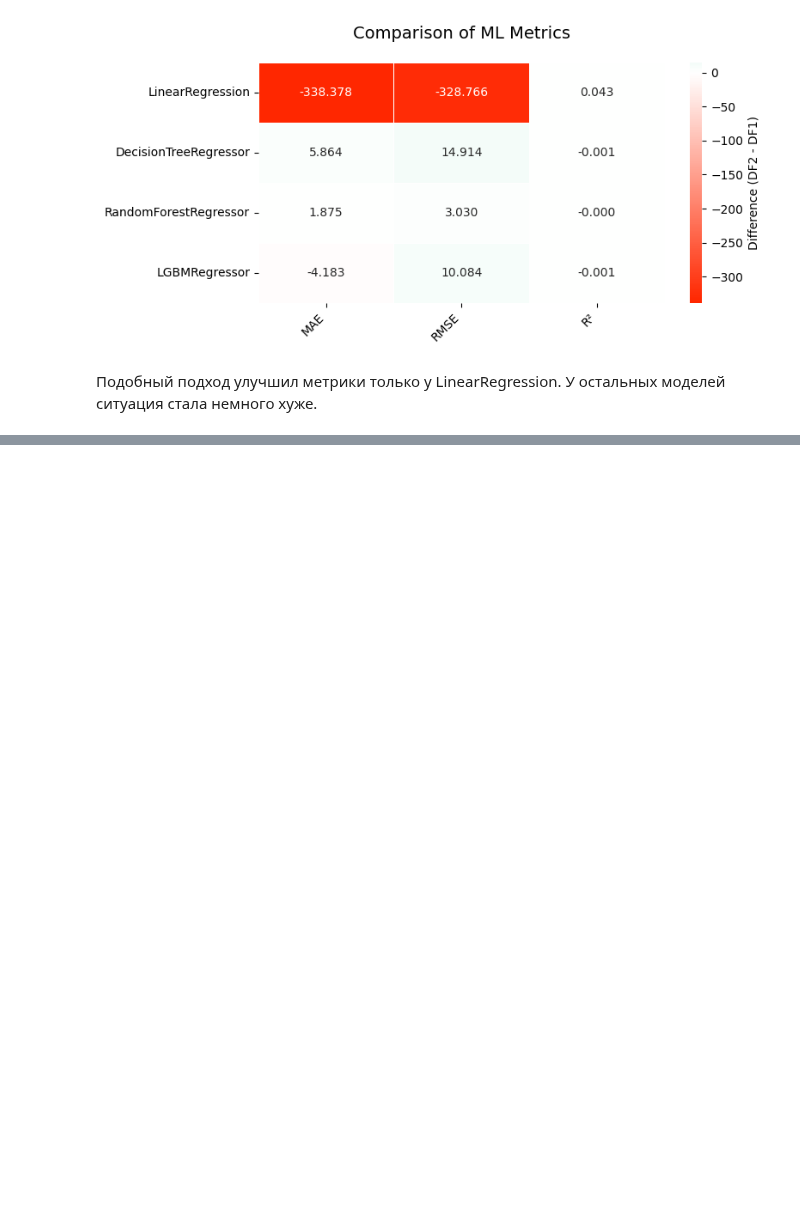
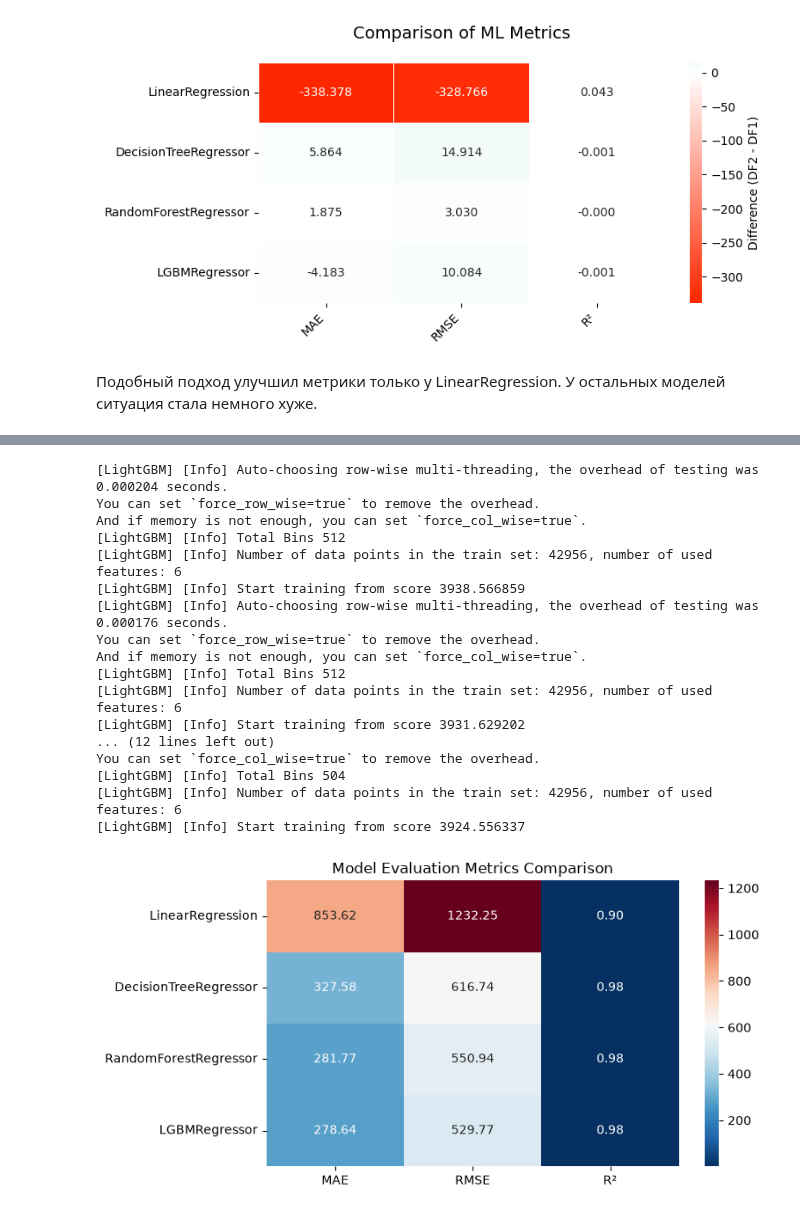
Before and after one commit to Bibeda/Classic_ML_regression, a Jupyter notebook: improvements_cv.ipynb, the cells around one changed output, grey strips where cells are left out. Drawn from its saved outputs; the diff is of its cells as text; code cells hidden in the pictures; blank space fills up the shorter version.

```diff
--- a/improvements_cv.ipynb
+++ b/improvements_cv.ipynb
@@ -484,0 +491,48 @@ compare_metrics_heatmap(initial_metrics, log_metrics)
+# %%
+preprocessor_del_exp = clone(preprocessor)
+
+preprocessor_del_exp.set_params(
+    transformers=[
+        (
+            'ordinal_encoder',
+            OrdinalEncoder(categories=[
+                ordered_categories['cut'],
+                ordered_categories['color'],
+                ordered_categories['clarity']
+            ]),
+            list(ordered_categories.keys())
+        ),
+        (
+            'num',
+            'passthrough',
+            ['carat', 'depth', 'table']
+        )
+    ]
+)
+exp_del_xyz_metrics = train_evaluate_models_cv(
+    models=models,
+    X=X_exp,
+    y=y,
+    preprocessor=preprocessor_del_exp,
+    cv=cv,
+    seed=SEED
+)
+# %% [output]
+[LightGBM] [Info] Auto-choosing row-wise multi-threading, the overhead of testing was 0.000204 seconds.
+You can set `force_row_wise=true` to remove the overhead.
+And if memory is not enough, you can set `force_col_wise=true`.
+[LightGBM] [Info] Total Bins 512
+[LightGBM] [Info] Number of data points in the train set: 42956, number of used features: 6
+[LightGBM] [Info] Start training from score 3938.566859
+[LightGBM] [Info] Auto-choosing row-wise multi-threading, the overhead of testing was 0.000176 seconds.
+You can set `force_row_wise=true` to remove the overhead.
+And if memory is not enough, you can set `force_col_wise=true`.
+[LightGBM] [Info] Total Bins 512
+[LightGBM] [Info] Number of data points in the train set: 42956, number of used features: 6
+[LightGBM] [Info] Start training from score 3931.629202
+... (12 lines left out)
+You can set `force_col_wise=true` to remove the overhead.
+[LightGBM] [Info] Total Bins 504
+[LightGBM] [Info] Number of data points in the train set: 42956, number of used features: 6
+[LightGBM] [Info] Start training from score 3924.556337
+[figure, added]
```
Also changed, not shown: parts of 12 cells of this notebook.
